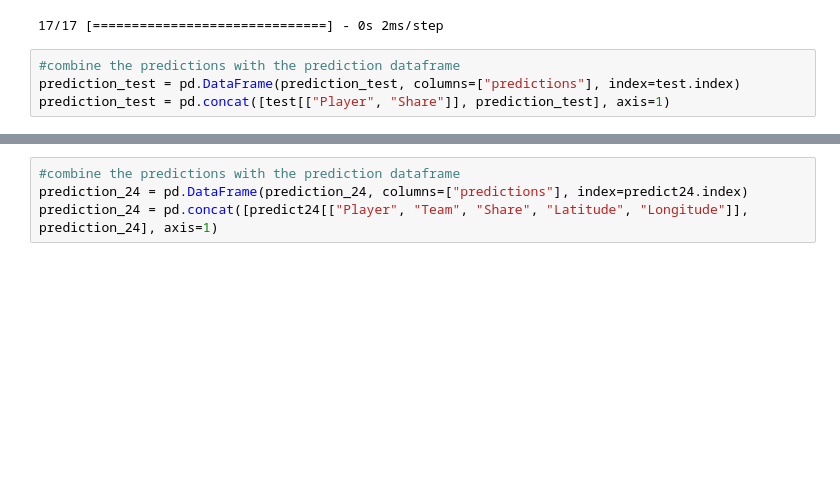
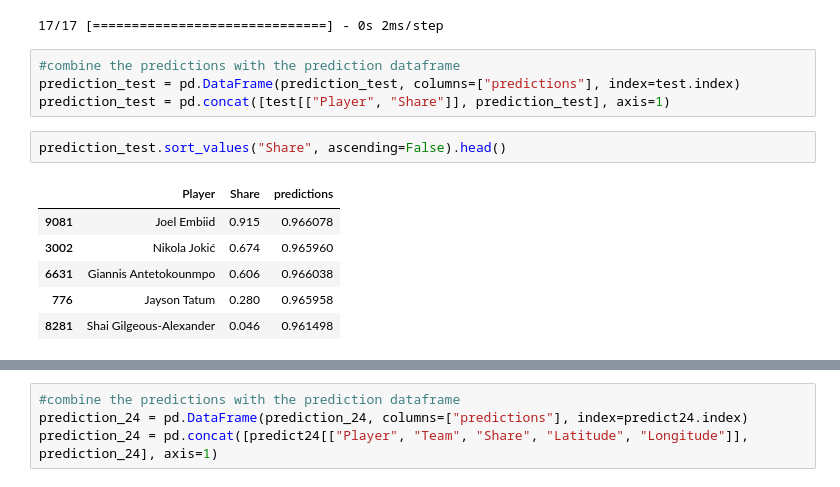
Before and after one commit to xecret/nbapred_ads_zhaw, a Jupyter notebook: nbapred_predict_nn.ipynb, the cells around one changed output, grey strips where cells are left out. Drawn from its saved outputs; the diff is of its cells as text; blank space fills up the shorter version.

```diff
--- a/nbapred_predict_nn.ipynb
+++ b/nbapred_predict_nn.ipynb
@@ -126,6 +127,15 @@ prediction_test = model.predict(X_test_reshaped)
 #combine the predictions with the prediction dataframe
 prediction_test = pd.DataFrame(prediction_test, columns=["predictions"], index=test.index)
 prediction_test = pd.concat([test[["Player", "Share"]], prediction_test], axis=1)
+# %%
+prediction_test.sort_values("Share", ascending=False).head()
+# %% [output]
+|  | Player | Share | predictions |
+| 9081 | Joel Embiid | 0.915 | 0.966078 |
+| 3002 | Nikola Jokić | 0.674 | 0.965960 |
+| 6631 | Giannis Antetokounmpo | 0.606 | 0.966038 |
+| 776 | Jayson Tatum | 0.280 | 0.965958 |
+| 8281 | Shai Gilgeous-Alexander | 0.046 | 0.961498 |
 # %%
 prediction_test.sort_values("predictions", ascending=False).head()
 # %% [output]
```
Also changed, not shown: parts of 18 cells of this notebook, 1 other file.
